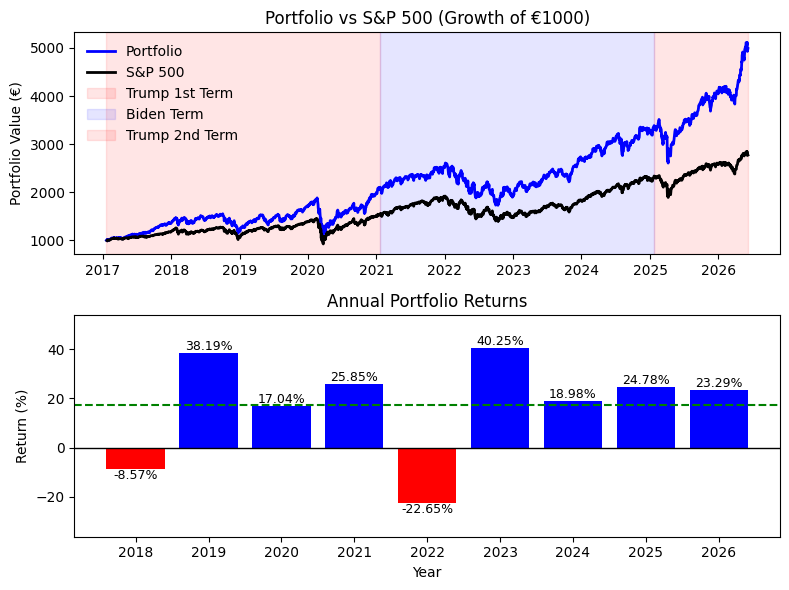
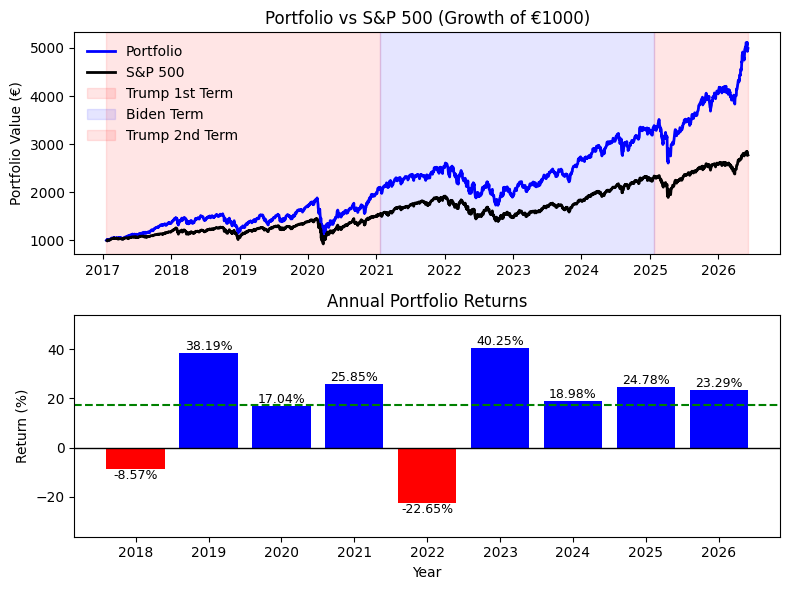
Code edit (unified diff) that turned the first committed figure into the second:
--- before
+++ after
@@ -109,14 +109,14 @@
     plt.show()
 
-    return portfolio_value, benchmark_value
+    return portfolio_value, benchmark_value, fig
 
 
-add_benchmark(port_returns=port_returns, initial_investment=1000, benchmark_ticker='^GSPC')
-plt.tight_layout()
-plt.show()
-
-plt.savefig(
+portfolio_value, benchmark_value, fig = add_benchmark(port_returns=port_returns, initial_investment=1000, benchmark_ticker='^GSPC')
+fig.tight_layout()
+fig.savefig(
     "/Users/My World/Passion/VeroQuant/Portfolios/PortfolioRiskAnalytics/results/portfolio_vs_sp500.png",
     dpi=300,
     bbox_inches="tight"
 )
+
+fig.show()

Commit: Correctly added the graph